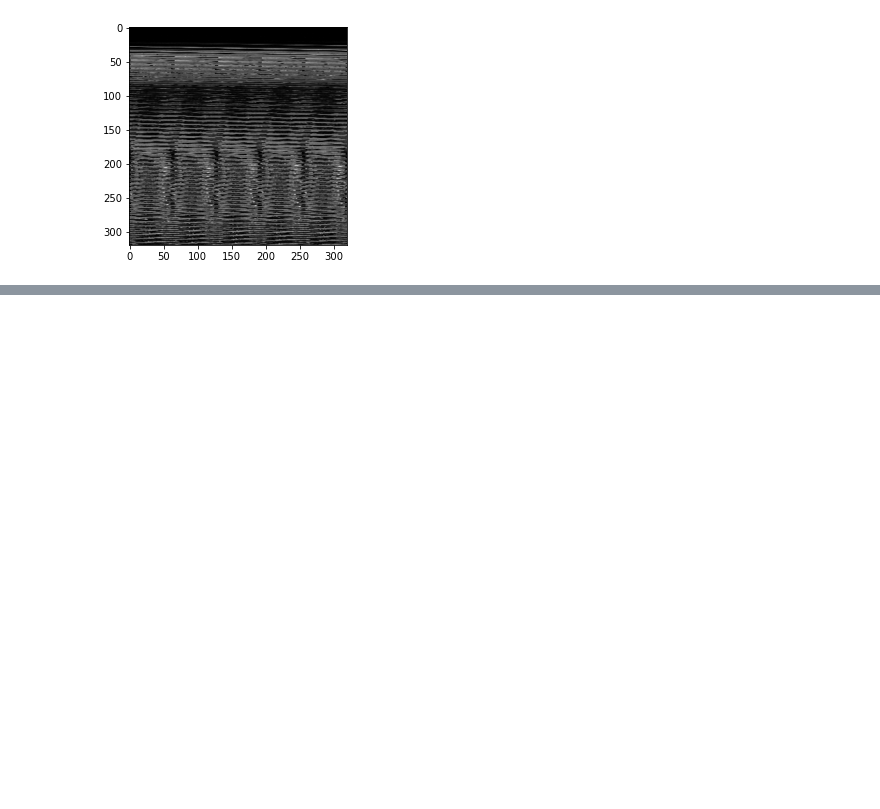
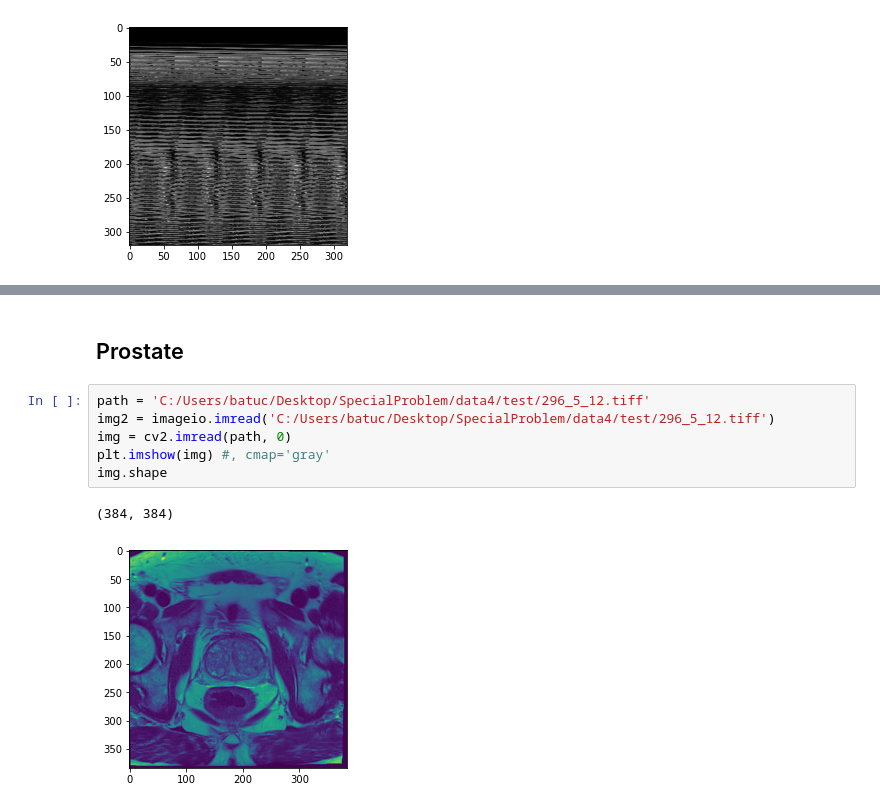
Before and after one commit to edisonbatucan/SpecialProblem, a Jupyter notebook: showing.ipynb, the cells around one changed output, grey strips where cells are left out. Drawn from its saved outputs; the diff is of its cells as text; blank space fills up the shorter version.

```diff
--- a/showing.ipynb
+++ b/showing.ipynb
@@ -83,0 +121,11 @@ plt.imshow(img, cmap='gray')
+# %% [markdown]
+## Prostate
+# %%
+path = 'C:/Users/batuc/Desktop/SpecialProblem/data4/test/296_5_12.tiff'
+img2 = imageio.imread('C:/Users/batuc/Desktop/SpecialProblem/data4/test/296_5_12.tiff')
+img = cv2.imread(path, 0)
+plt.imshow(img) #, cmap='gray'
+img.shape
+# %% [output]
+(384, 384)
+[figure, added]
```
Also changed, not shown: parts of 10 cells of this notebook.
